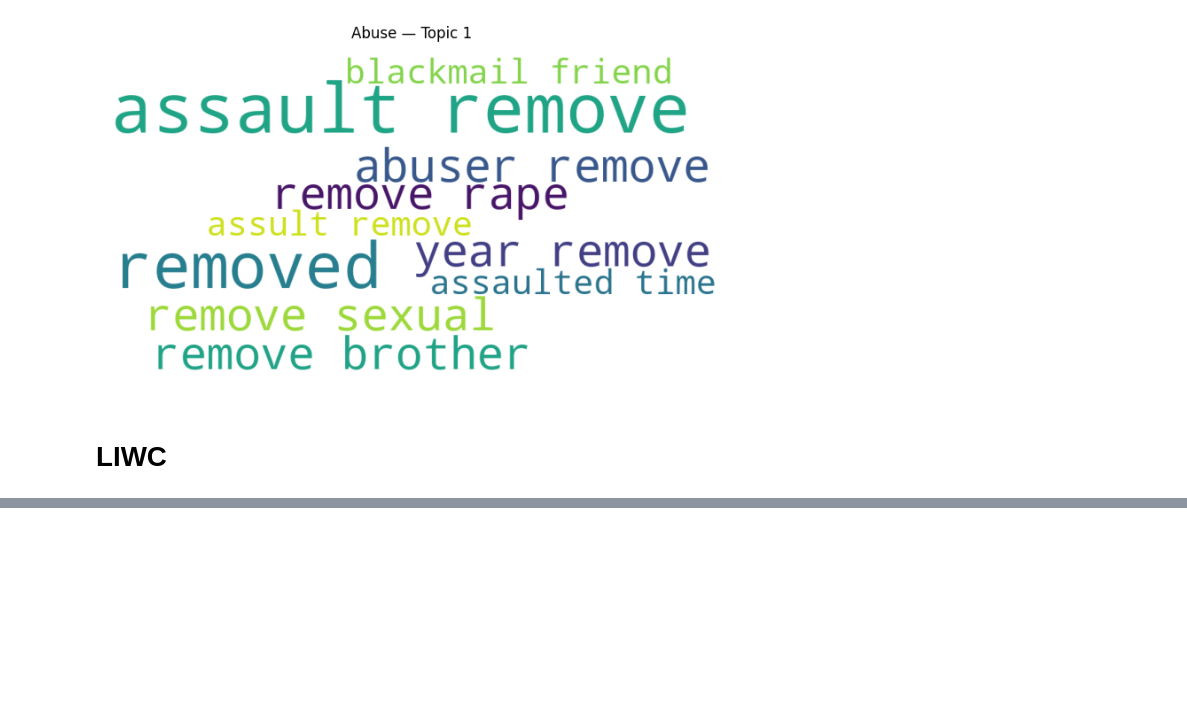
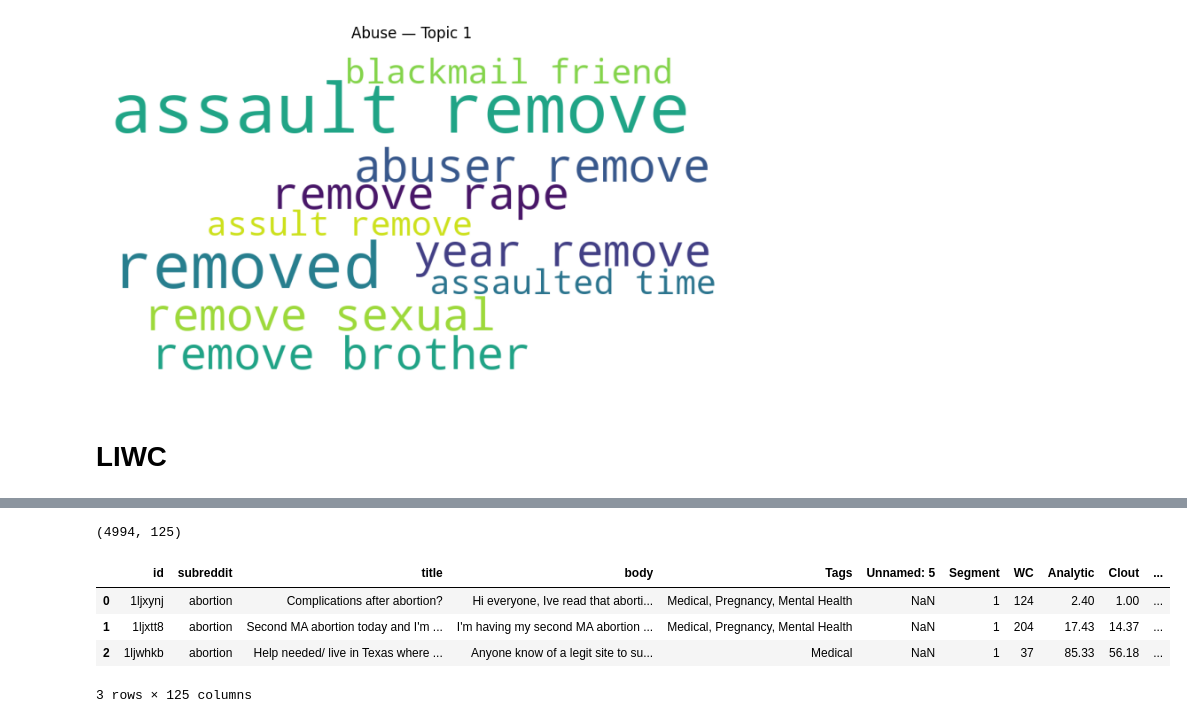
Before and after one commit to ShirleneRose/TriggerWarnings, a Jupyter notebook: jupyter-notebooks/linguistic_analysis.ipynb, the cells around one changed output, grey strips where cells are left out. Drawn from its saved outputs; the diff is of its cells as text; code cells hidden in the pictures; blank space fills up the shorter version.

```diff
--- a/jupyter-notebooks/linguistic_analysis.ipynb
+++ b/jupyter-notebooks/linguistic_analysis.ipynb
@@ -1328,0 +1326,16 @@ Dropping 1 stale Empath/duplicate columns: ['body'] ...
+# %%
+import pandas as pd
+from pathlib import Path
+
+LIWC_PATH = "/home/ubuntu/TW_MultiLabel_SMP/datasets/LIWC-22 Results - 5000_Posts_Annotations - Combi___ - LIWC Analysis.csv"
+
+df = pd.read_csv(LIWC_PATH)
+print(df.shape)
+df.head(3)
+# %% [output]
+(4994, 125)
+|  | id | subreddit | title | body | Tags | Unnamed: 5 | Segment | WC | Analytic | Clout | ... |
+| 0 | 1ljxynj | abortion | Complications after abortion? | Hi everyone, Ive read that aborti... | Medical, Pregnancy, Mental Health | NaN | 1 | 124 | 2.40 | 1.00 | ... |
+| 1 | 1ljxtt8 | abortion | Second MA abortion today and I'm ... | I'm having my second MA abortion ... | Medical, Pregnancy, Mental Health | NaN | 1 | 204 | 17.43 | 14.37 | ... |
+| 2 | 1ljwhkb | abortion | Help needed/ live in Texas where ... | Anyone know of a legit site to su... | Medical | NaN | 1 | 37 | 85.33 | 56.18 | ... |
+3 rows × 125 columns
```
Also changed, not shown: parts of 5 cells of this notebook, 1 other file.
